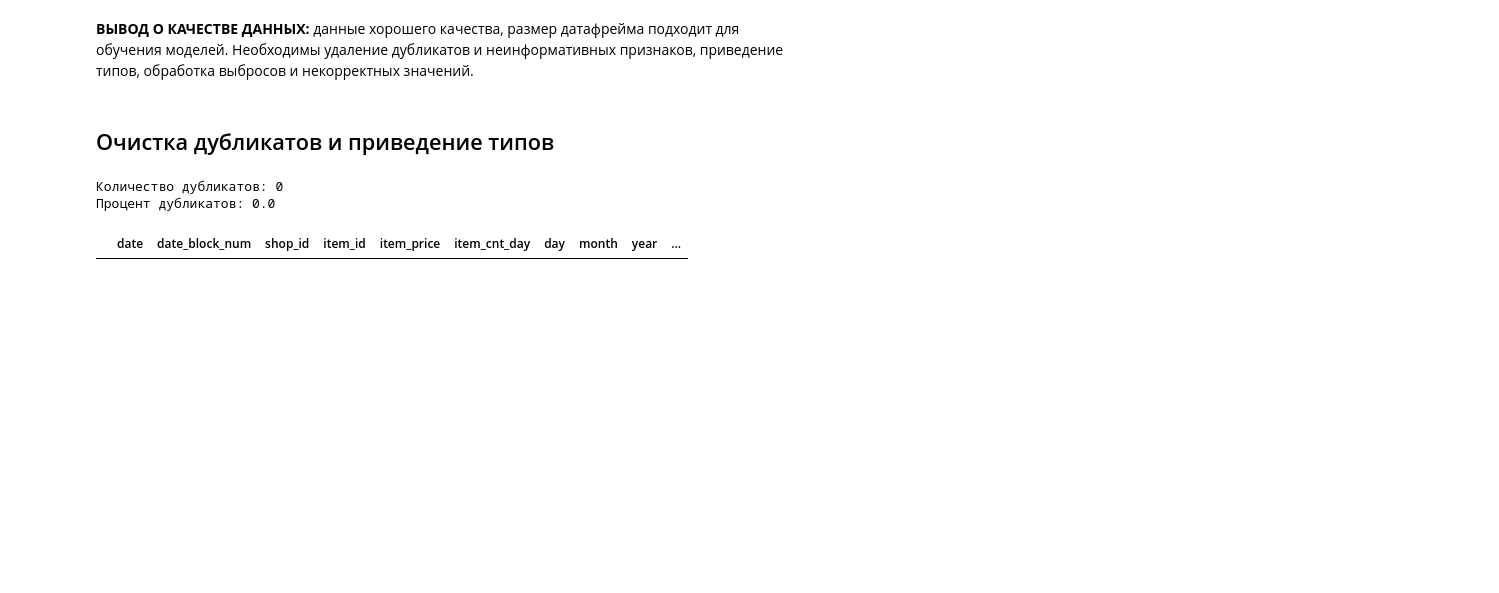
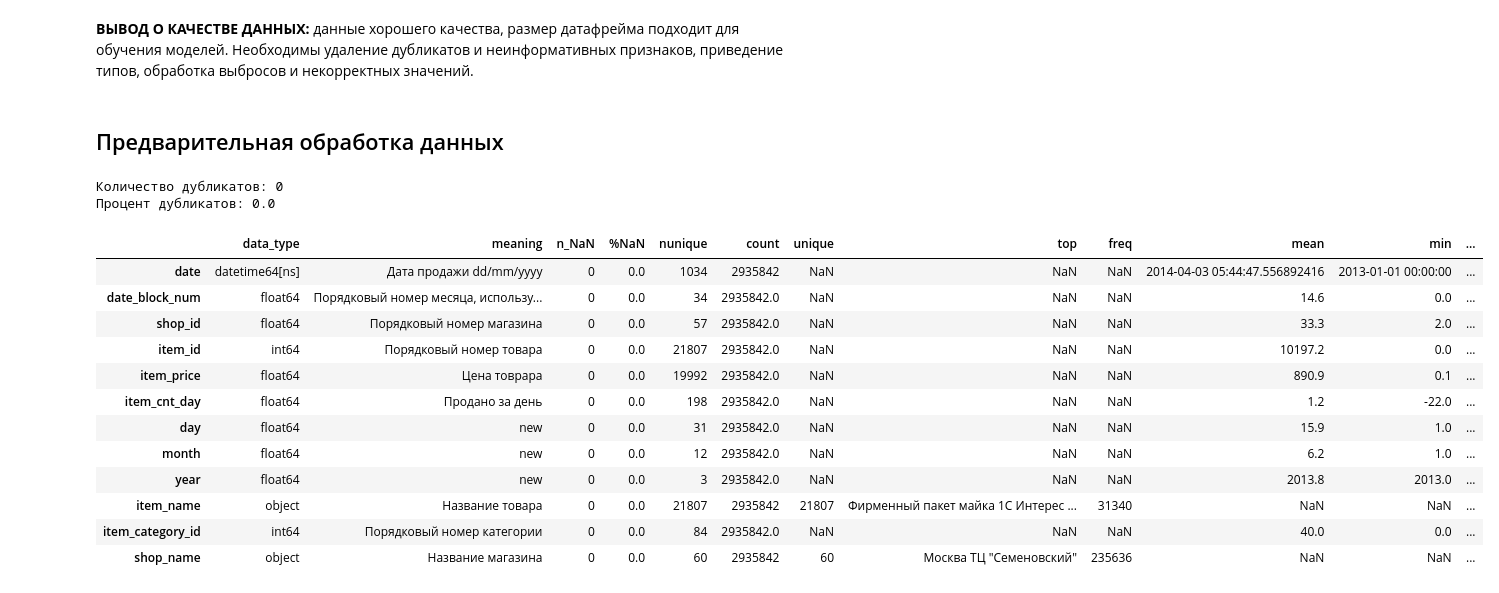
Before and after one commit to katsiarynashymchonak-trainee/ds-practice, a Jupyter notebook: QDC & EDA.ipynb, the cells around one changed output. Cells and saved outputs as stored; diff of their text form; code cells hidden in the pictures; blank space fills up the shorter version.

```diff
--- a/QDC & EDA.ipynb
+++ b/QDC & EDA.ipynb
@@ -57,6 +69,6 @@ df.head()
 # %%
 # Парсинг дат
-df['date'] = pd.to_datetime(df['date'], errors='coerce')
+df['date'] = pd.to_datetime(df['date'], errors='coerce', format='%d.%m.%Y')
 
 df["day"] = df["date"].apply(lambda x: x.day)
 df["month"] = df["date"].apply(lambda x: x.month)
@@ -72,7 +84,7 @@ test.head()
 | 3 | 3 | 5 | 5232 |
 | 4 | 4 | 5 | 5268 |
 # %%
-items = pd.read_csv("/content/drive/MyDrive/DS-practice/data/items.csv")
+items = pd.read_csv("/content/drive/MyDrive/DS/data/items.csv")
 items.head()
 # %% [output]
 |  | item_name | item_id | item_category_id |
@@ -82,7 +94,7 @@ items.head()
 | 3 | ***ГОЛУБАЯ ВОЛНА (Univ) D | 3 | 40 |
 | 4 | ***КОРОБКА (СТЕКЛО) D | 4 | 40 |
 # %%
-shops = pd.read_csv("/content/drive/MyDrive/DS-practice/data/shops.csv")
+shops = pd.read_csv("/content/drive/MyDrive/DS/data/shops.csv")
 shops.head()
 # %% [output]
 |  | shop_name | shop_id |
@@ -122,10 +134,4 @@ descr_features(df)
 | item_name | object | Название товара | 0 | 0.00 | 22170 | 2936212 | 22170 | Фирменный пакет майка 1С Интерес ... | 31340 | NaN | NaN | ... |
 | item_category_id | int64 | Порядковый номер категории | 0 | 0.00 | 84 | 2936212.0 | NaN | NaN | NaN | 40.0 | 0.0 | ... |
 | shop_name | object | Название магазина | 363 | 0.01 | 60 | 2935849 | 60 | Москва ТЦ "Семеновский" | 235636 | NaN | NaN | ... |
-# %%
-# Заполним пропуски пока дефолтными значениями
-df["shop_name"] = df["shop_name"].fillna("no")
-df["item_cnt_day"] = df["item_cnt_day"].fillna(0)
-df["item_price"] = df["item_price"].fillna(0)
-df["date_block_num"] = df["date_block_num"].fillna(35)
 # %%
@@ -301,6 +336,6 @@ plt.tight_layout()
 ### Итог
 # %% [markdown]
 **ВЫВОД О КАЧЕСТВЕ ДАННЫХ:** данные хорошего качества, размер датафрейма подходит для обучения моделей. Необходимы удаление дубликатов и неинформативных признаков, приведение типов, обработка выбросов и некорректных значений.
-# %% [markdown]
-## Очистка дубликатов и приведение типов
+# %% [markdown]
+## Предварительная обработка данных
 # %%
@@ -315,6 +349,22 @@ df["item_cnt_day"] = df["item_cnt_day"].astype("int64")
 # %%
 # Удаление строки с отрицательной ценой товара
 df.drop(df[df["item_price"]==-1].index, inplace=True)
-df[df["item_price"]==-1]
+
+# Удаление строк с нулевыми продажами
+df.dropna(subset=["item_cnt_day"], inplace=True)
+
+descr_features(df)
 # %% [output]
-|  | date | date_block_num | shop_id | item_id | item_price | item_cnt_day | day | month | year | ... |
+|  | data_type | meaning | n_NaN | %NaN | nunique | count | unique | top | freq | mean | min | ... |
+| date | datetime64[ns] | Дата продажи dd/mm/yyyy | 0 | 0.0 | 1034 | 2935842 | NaN | NaN | NaN | 2014-04-03 05:44:47.556892416 | 2013-01-01 00:00:00 | ... |
+| date_block_num | float64 | Порядковый номер месяца, использу... | 0 | 0.0 | 34 | 2935842.0 | NaN | NaN | NaN | 14.6 | 0.0 | ... |
+| shop_id | float64 | Порядковый номер магазина | 0 | 0.0 | 57 | 2935842.0 | NaN | NaN | NaN | 33.3 | 2.0 | ... |
+| item_id | int64 | Порядковый номер товара | 0 | 0.0 | 21807 | 2935842.0 | NaN | NaN | NaN | 10197.2 | 0.0 | ... |
+| item_price | float64 | Цена товрара | 0 | 0.0 | 19992 | 2935842.0 | NaN | NaN | NaN | 890.9 | 0.1 | ... |
+| item_cnt_day | float64 | Продано за день | 0 | 0.0 | 198 | 2935842.0 | NaN | NaN | NaN | 1.2 | -22.0 | ... |
+| day | float64 | new | 0 | 0.0 | 31 | 2935842.0 | NaN | NaN | NaN | 15.9 | 1.0 | ... |
+| month | float64 | new | 0 | 0.0 | 12 | 2935842.0 | NaN | NaN | NaN | 6.2 | 1.0 | ... |
+| year | float64 | new | 0 | 0.0 | 3 | 2935842.0 | NaN | NaN | NaN | 2013.8 | 2013.0 | ... |
+| item_name | object | Название товара | 0 | 0.0 | 21807 | 2935842 | 21807 | Фирменный пакет майка 1С Интерес ... | 31340 | NaN | NaN | ... |
+| item_category_id | int64 | Порядковый номер категории | 0 | 0.0 | 84 | 2935842.0 | NaN | NaN | NaN | 40.0 | 0.0 | ... |
+| shop_name | object | Название магазина | 0 | 0.0 | 60 | 2935842 | 60 | Москва ТЦ "Семеновский" | 235636 | NaN | NaN | ... |
```
Also changed, not shown: parts of 44 cells of this notebook.
